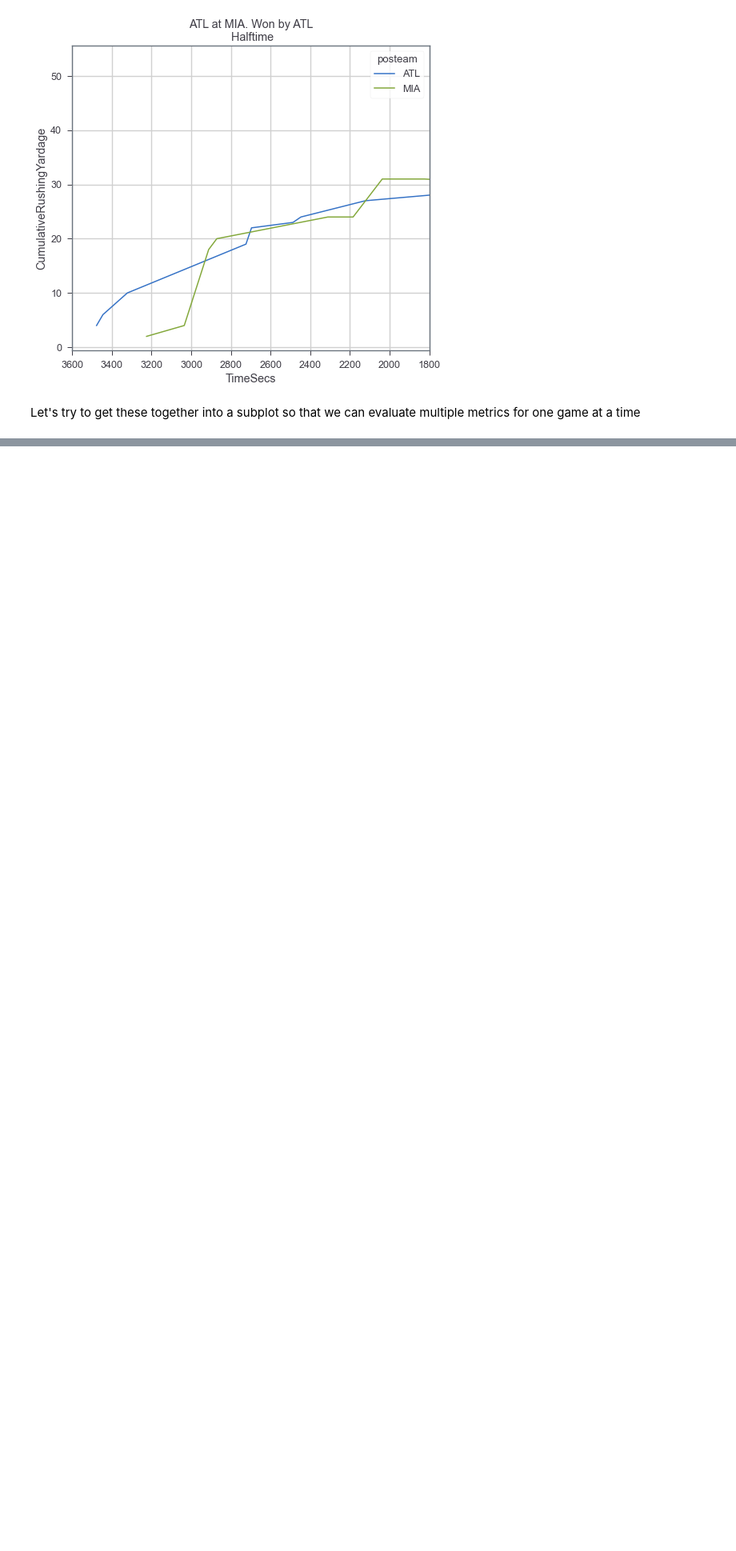
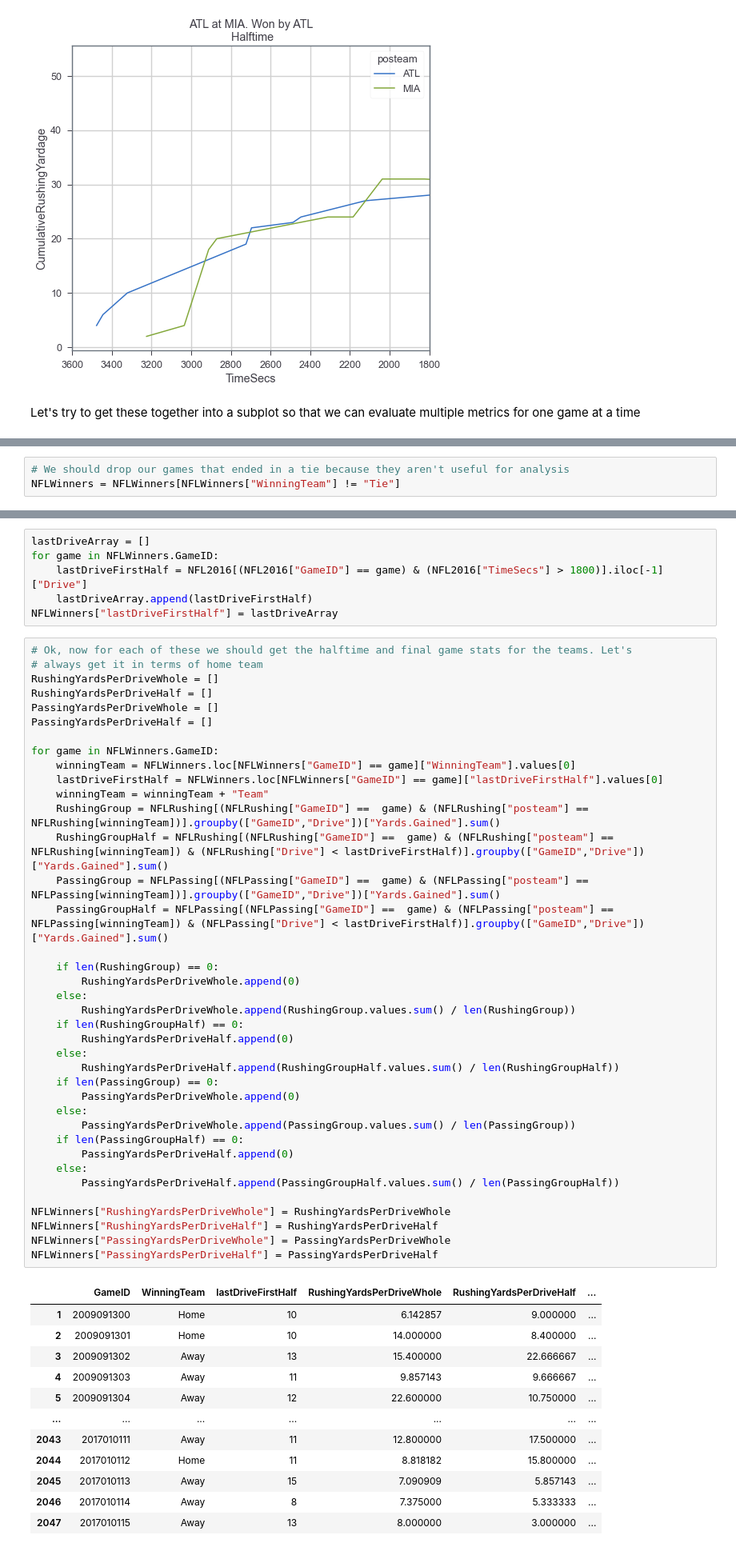
Before and after one commit to Mitchel-Smith/ITCS6162, a Jupyter notebook: NFL2016Analysis.ipynb, the cells around one changed output, grey strips where cells are left out. Shown at 80% size. Drawn from its saved outputs; the diff is of its cells as text; blank space fills up the shorter version.

```diff
--- a/NFL2016Analysis.ipynb
+++ b/NFL2016Analysis.ipynb
@@ -603,0 +573,3 @@ KeyboardInterrupt:
+# %%
+# We should drop our games that ended in a tie because they aren't useful for analysis
+NFLWinners = NFLWinners[NFLWinners["WinningTeam"] != "Tie"]
@@ -603,0 +592,57 @@ KeyboardInterrupt:
+# %%
+lastDriveArray = []
+for game in NFLWinners.GameID:
+    lastDriveFirstHalf = NFL2016[(NFL2016["GameID"] == game) & (NFL2016["TimeSecs"] > 1800)].iloc[-1]["Drive"]
+    lastDriveArray.append(lastDriveFirstHalf)
+NFLWinners["lastDriveFirstHalf"] = lastDriveArray
+# %%
+# Ok, now for each of these we should get the halftime and final game stats for the teams. Let's
+# always get it in terms of home team
+RushingYardsPerDriveWhole = []
+RushingYardsPerDriveHalf = []
+PassingYardsPerDriveWhole = []
+PassingYardsPerDriveHalf = []
+
+for game in NFLWinners.GameID:
+    winningTeam = NFLWinners.loc[NFLWinners["GameID"] == game]["WinningTeam"].values[0]
+    lastDriveFirstHalf = NFLWinners.loc[NFLWinners["GameID"] == game]["lastDriveFirstHalf"].values[0]
+    winningTeam = winningTeam + "Team"
+    RushingGroup = NFLRushing[(NFLRushing["GameID"] ==  game) & (NFLRushing["posteam"] == NFLRushing[winningTeam])].groupby(["GameID","Drive"])["Yards.Gained"].sum()
+    RushingGroupHalf = NFLRushing[(NFLRushing["GameID"] ==  game) & (NFLRushing["posteam"] == NFLRushing[winningTeam]) & (NFLRushing["Drive"] < lastDriveFirstHalf)].groupby(["GameID","Drive"])["Yards.Gained"].sum()
+    PassingGroup = NFLPassing[(NFLPassing["GameID"] ==  game) & (NFLPassing["posteam"] == NFLPassing[winningTeam])].groupby(["GameID","Drive"])["Yards.Gained"].sum()
+    PassingGroupHalf = NFLPassing[(NFLPassing["GameID"] ==  game) & (NFLPassing["posteam"] == NFLPassing[winningTeam]) & (NFLPassing["Drive"] < lastDriveFirstHalf)].groupby(["GameID","Drive"])["Yards.Gained"].sum()
+
+    if len(RushingGroup) == 0:
+        RushingYardsPerDriveWhole.append(0)
+    else:
+        RushingYardsPerDriveWhole.append(RushingGroup.values.sum() / len(RushingGroup))
+    if len(RushingGroupHalf) == 0:
+        RushingYardsPerDriveHalf.append(0)
+    else:
+        RushingYardsPerDriveHalf.append(RushingGroupHalf.values.sum() / len(RushingGroupHalf))
+    if len(PassingGroup) == 0:
+        PassingYardsPerDriveWhole.append(0)
+    else:
+        PassingYardsPerDriveWhole.append(PassingGroup.values.sum() / len(PassingGroup))
+    if len(PassingGroupHalf) == 0:
+        PassingYardsPerDriveHalf.append(0)
+    else:
+        PassingYardsPerDriveHalf.append(PassingGroupHalf.values.sum() / len(PassingGroupHalf))
+
+NFLWinners["RushingYardsPerDriveWhole"] = RushingYardsPerDriveWhole
+NFLWinners["RushingYardsPerDriveHalf"] = RushingYardsPerDriveHalf
+NFLWinners["PassingYardsPerDriveWhole"] = PassingYardsPerDriveWhole
+NFLWinners["PassingYardsPerDriveHalf"] = PassingYardsPerDriveHalf
+# %% [output]
+|  | GameID | WinningTeam | lastDriveFirstHalf | RushingYardsPerDriveWhole | RushingYardsPerDriveHalf | ... |
+| 1 | 2009091300 | Home | 10 | 6.142857 | 9.000000 | ... |
+| 2 | 2009091301 | Home | 10 | 14.000000 | 8.400000 | ... |
+| 3 | 2009091302 | Away | 13 | 15.400000 | 22.666667 | ... |
+| 4 | 2009091303 | Away | 11 | 9.857143 | 9.666667 | ... |
+| 5 | 2009091304 | Away | 12 | 22.600000 | 10.750000 | ... |
+| ... | ... | ... | ... | ... | ... | ... |
+| 2043 | 2017010111 | Away | 11 | 12.800000 | 17.500000 | ... |
+| 2044 | 2017010112 | Home | 11 | 8.818182 | 15.800000 | ... |
+| 2045 | 2017010113 | Away | 15 | 7.090909 | 5.857143 | ... |
+| 2046 | 2017010114 | Away | 8 | 7.375000 | 5.333333 | ... |
+| 2047 | 2017010115 | Away | 13 | 8.000000 | 3.000000 | ... |
```
Also changed, not shown: parts of 11 cells of this notebook.
